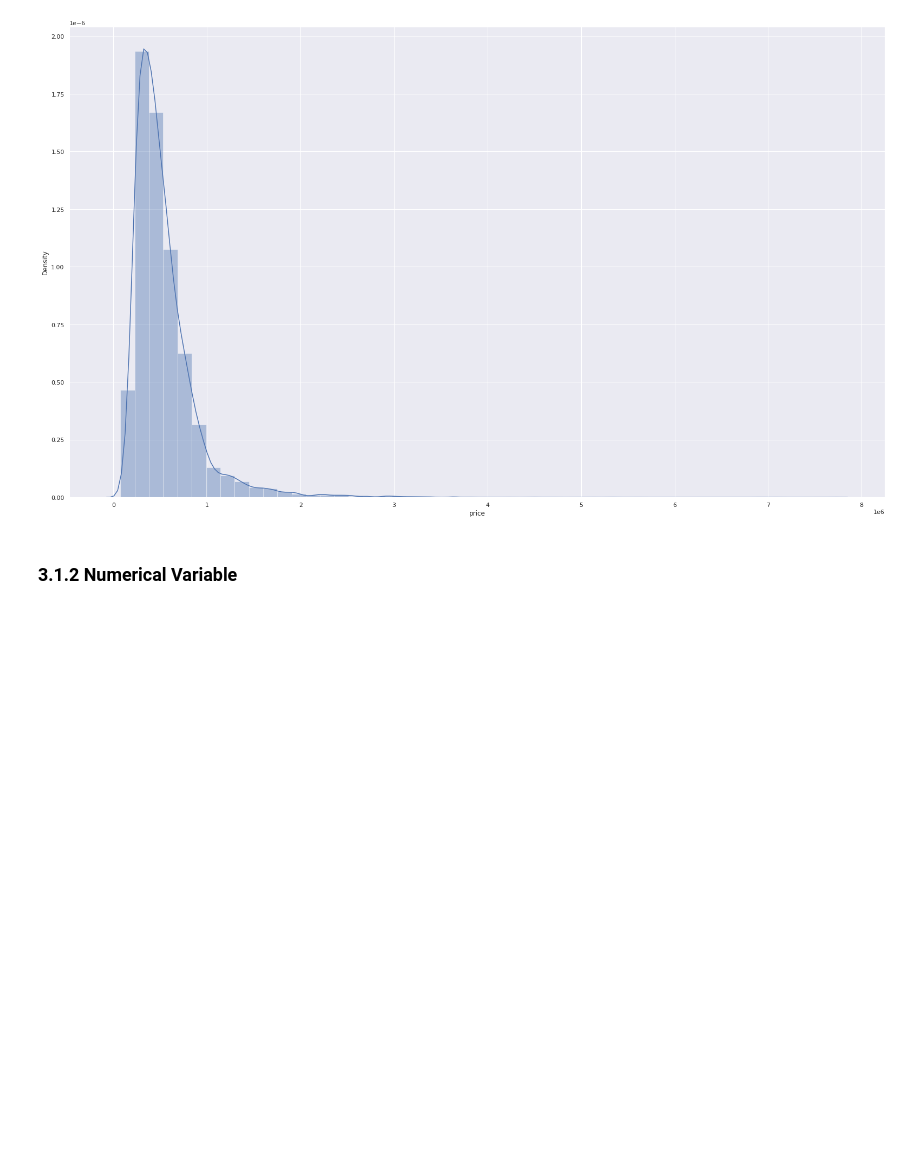
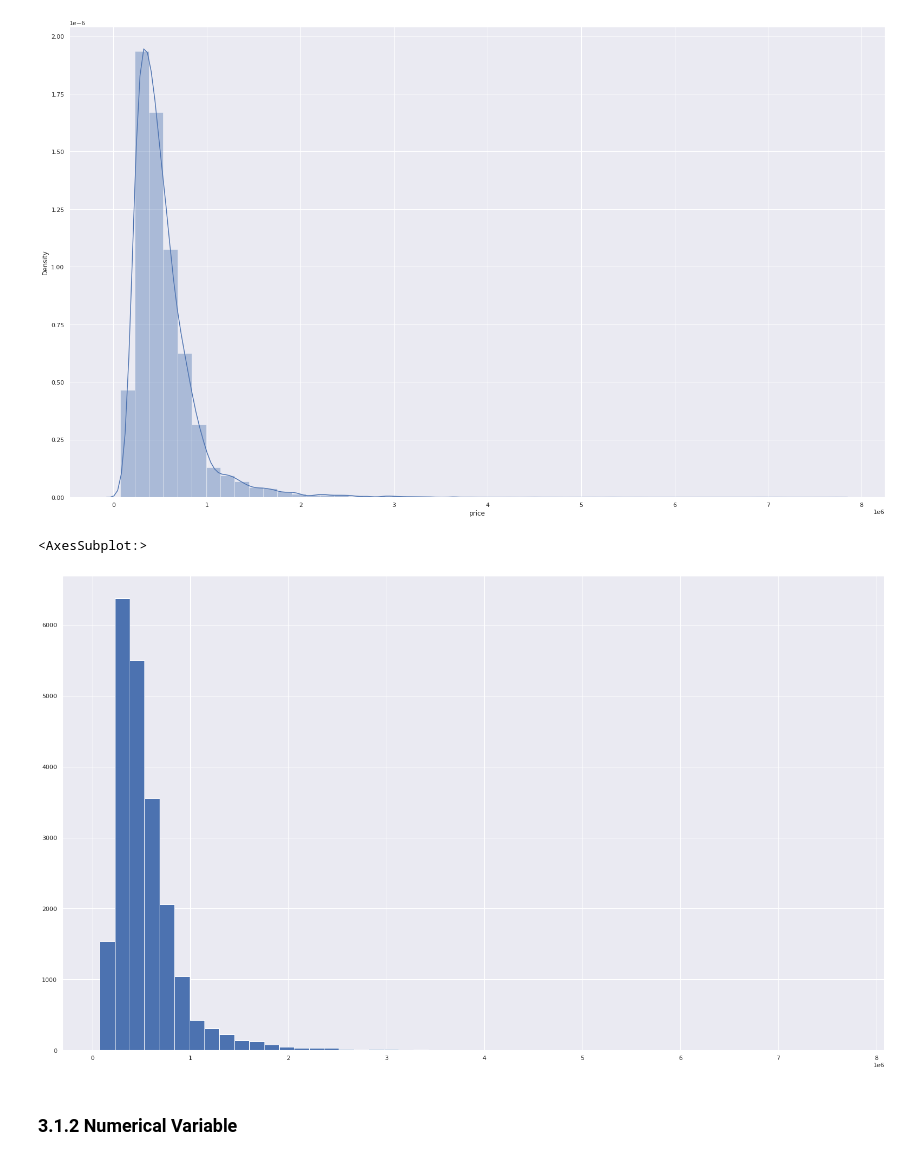
Before and after one commit to VictorTerror/House_Sales_Insights, a Jupyter notebook: 01_house_sales_insights.ipynb, the cells around one changed output. Saved outputs shown, nothing was run; the diff lists cells and outputs as text; code cells hidden in the pictures; blank space fills up the shorter version.

```diff
--- a/01_house_sales_insights.ipynb
+++ b/01_house_sales_insights.ipynb
@@ -343,6 +349,11 @@ df3 = df2.copy()
 sns.distplot( df3['price'] );
 # %% [output]
 [figure]
+# %%
+df3['price'].hist(bins=50)
+# %% [output]
+<AxesSubplot:>
+[figure, added]
 # %% [markdown]
 ### 3.1.2 Numerical Variable
 # %%
```
Also changed, not shown: parts of 32 cells of this notebook.
